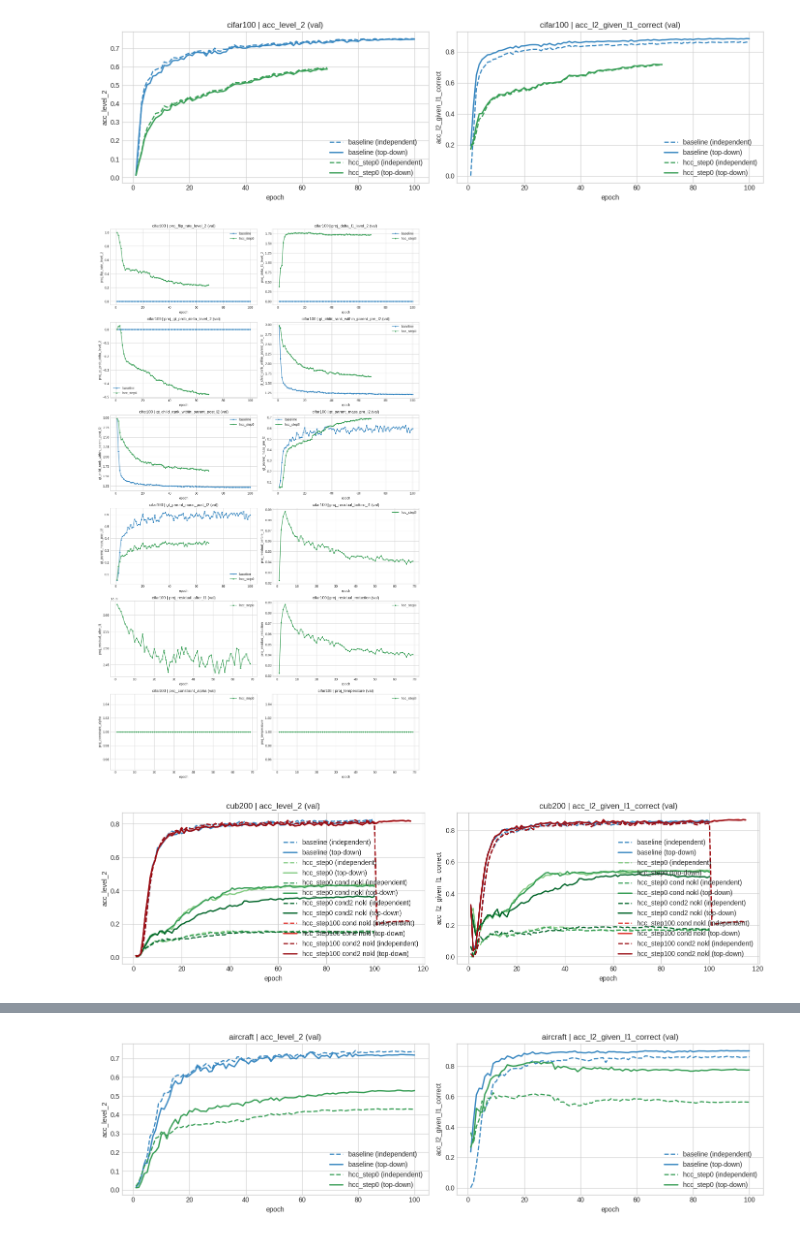
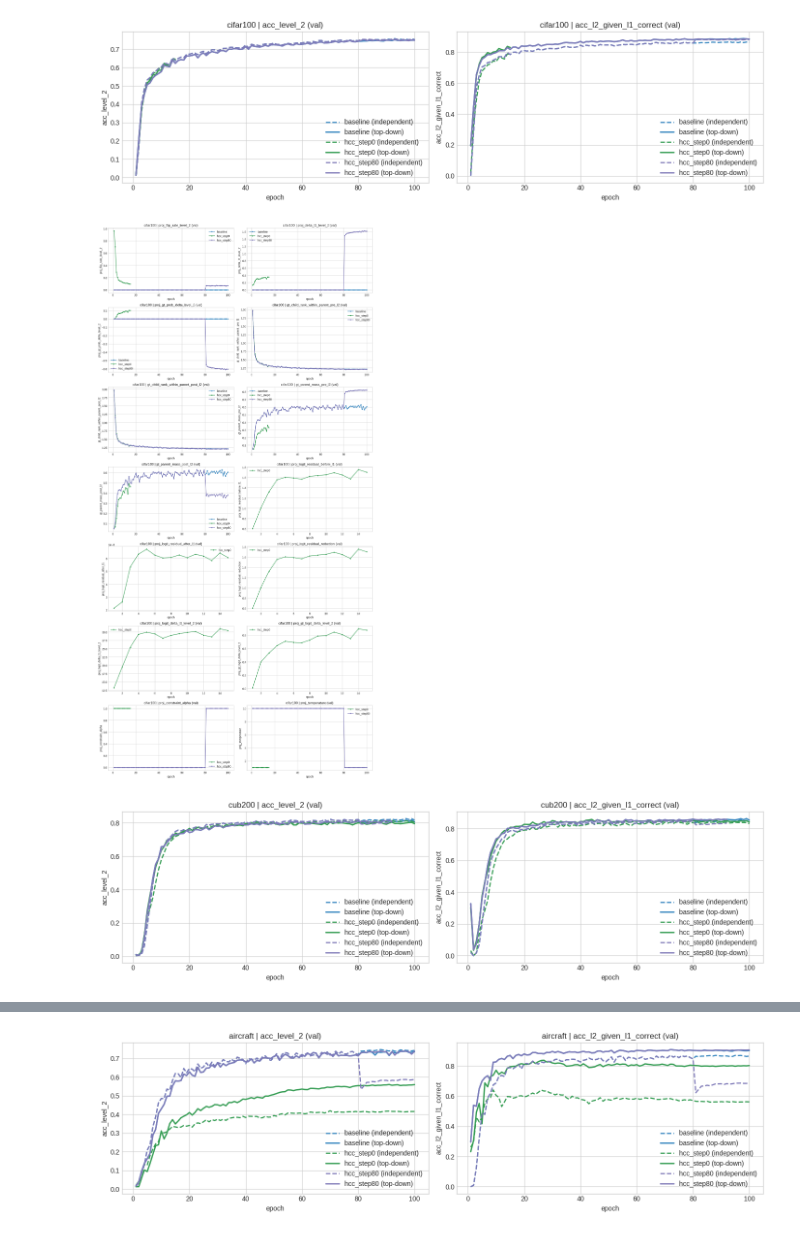
Before and after one commit to Gianma23/lexicographic_deep_learning_detailed_study, a Jupyter notebook: notebooks/hcc_internal_diagnostics.ipynb, the cells around one changed output, grey strips where cells are left out. Saved outputs shown, nothing was run; the diff lists cells and outputs as text; code cells hidden in the pictures.

```diff
--- a/notebooks/hcc_internal_diagnostics.ipynb
+++ b/notebooks/hcc_internal_diagnostics.ipynb
@@ -119,30 +121,40 @@ RUN_GROUPS = {
     'cifar100': {
         'baseline': OUTPUTS_ROOT / 'hcast_cifar100',
         'hcc_step0': OUTPUTS_ROOT / 'hcast_hcc_cifar100_step_0epoch',
-        'hcc_step100': OUTPUTS_ROOT / 'hcast_hcc_cifar100_step_100epochs',
+        #'hcc_step0_nokl': OUTPUTS_ROOT / 'hcast_hcc_cifar100_step_0epoch_nokl',
+        'hcc_step80': OUTPUTS_ROOT / 'hcast_hcc_cifar100_step_80epoch',
+        #'hcc_inversestep80': OUTPUTS_ROOT / 'hcast_hcc_cifar100_inversestep_80epoch',
+        #'hcc_step0_cond2': OUTPUTS_ROOT / 'hcast_hcc_cifar100_step_0epoch_cond2',
     },
     'cub200': {
         'baseline': OUTPUTS_ROOT / 'hcast_cub200',
         'hcc_step0': OUTPUTS_ROOT / 'hcast_hcc_cub200_step_0epoch',
-        'hcc_step100': OUTPUTS_ROOT / 'hcast_hcc_cub200_step_100epochs',
-        'hcc_step0 cond nokl': OUTPUTS_ROOT / 'hcast_hcc_cub200_step_0epoch_cond_nokl',
-        'hcc_step100 cond nokl': OUTPUTS_ROOT / 'hcast_hcc_cub200_step_100epochs_cond_nokl',
-        'hcc_step0 cond2 nokl': OUTPUTS_ROOT / 'hcast_hcc_cub200_step_0epoch_cond2_nokl',
-        'hcc_step100 cond2 nokl': OUTPUTS_ROOT / 'hcast_hcc_cub200_step_100epochs_cond2_nokl',
+        #'hcc_step0_nokl': OUTPUTS_ROOT / 'hcast_hcc_cub200_step_0epoch_nokl',
+        'hcc_step80': OUTPUTS_ROOT / 'hcast_hcc_cub200_step_80epoch',
+        #'hcc_inversestep80': OUTPUTS_ROOT / 'hcast_hcc_cub200_inversestep_80epoch',
+        #'hcc_step0 cond nokl': OUTPUTS_ROOT / 'hcast_hcc_cub200_step_0epoch_cond_nokl',
+        #'hcc_step100 cond nokl': OUTPUTS_ROOT / 'hcast_hcc_cub200_step_100epochs_cond_nokl',
+        #'hcc_step0_cond2': OUTPUTS_ROOT / 'hcast_hcc_cub200_step_0epoch_cond2',
+        #'hcc_step100 cond2 nokl': OUTPUTS_ROOT / 'hcast_hcc_cub200_step_100epochs_cond2_nokl',
     },
     'aircraft': {
         'baseline': OUTPUTS_ROOT / 'hcast_aircraft',
         'hcc_step0': OUTPUTS_ROOT / 'hcast_hcc_aircraft_step_0epoch',
-        'hcc_step100': OUTPUTS_ROOT / 'hcast_hcc_aircraft_step_100epochs',
+        #'hcc_step0_nokl': OUTPUTS_ROOT / 'hcast_hcc_aircraft_step_0epoch_nokl',
+        'hcc_step80': OUTPUTS_ROOT / 'hcast_hcc_aircraft_step_80epoch',
+        #'hcc_inversestep80': OUTPUTS_ROOT / 'hcast_hcc_aircraft_inversestep_80epoch',
+        #'hcc_step0_cond2': OUTPUTS_ROOT / 'hcast_hcc_aircraft_0epoch_cond2',
     },
 }
 
 CORE_DEBUG_METRICS = [
     'proj_constraint_alpha',
     'proj_temperature',
-    'proj_residual_before_l1',
-    'proj_residual_after_l1',
-    'proj_residual_reduction',
+    'proj_logit_residual_before_l1',
+    'proj_logit_residual_after_l1',
+    'proj_logit_residual_reduction',
+    'proj_logit_delta_l1_level_2',
+    'proj_gt_logit_delta_level_2',
     'proj_delta_l1_level_2',
     'proj_flip_rate_level_2',
     'proj_gt_prob_delta_level_2',
@@ -390,36 +402,38 @@ def plot_mode_pairs(dataset_key: str, pair_specs, split='val', epoch_min=None, e
 # %%
 # 1) Overview of main metrics (val)
 for ds in ['cifar100', 'cub200', 'aircraft']:
     # independent vs top-down in the same panel
     plot_mode_pairs(
         ds,
         pair_specs=[
             ('acc_level_independent_2', 'acc_level_topdown_2', 'acc_level_2'),
             ('acc_l2_ind_given_l1_correct', 'acc_l2_td_given_l1_correct', 'acc_l2_given_l1_correct'),
         ],
         split='val',
     )
 
     # Other HCC diagnostics
     plot_metric_grid(
         ds,
         metrics=[
             'proj_flip_rate_level_2',
             'proj_delta_l1_level_2',
             'proj_gt_prob_delta_level_2',
             'gt_child_rank_within_parent_pre_l2',
             'gt_child_rank_within_parent_post_l2',
             'gt_parent_mass_pre_l2',
             'gt_parent_mass_post_l2',
-            'proj_residual_before_l1',
-            'proj_residual_after_l1',
-            'proj_residual_reduction',
+            'proj_logit_residual_before_l1',
+            'proj_logit_residual_after_l1',
+            'proj_logit_residual_reduction',
+            'proj_logit_delta_l1_level_2',
+            'proj_gt_logit_delta_level_2',
             'proj_constraint_alpha',
             'proj_temperature',
         ],
         split='val',
     )
 # %% [output]
-[figure, old version]
+[figure, new version]
-[figure, old version]
+[figure, new version]
-[figure, old version]
+[figure, new version]
@@ -427 +441 @@ for ds in ['cifar100', 'cub200', 'aircraft']:
-[figure, old version]
+[figure, new version]
```
Also changed, not shown: parts of 5 cells of this notebook, 44 other files.
